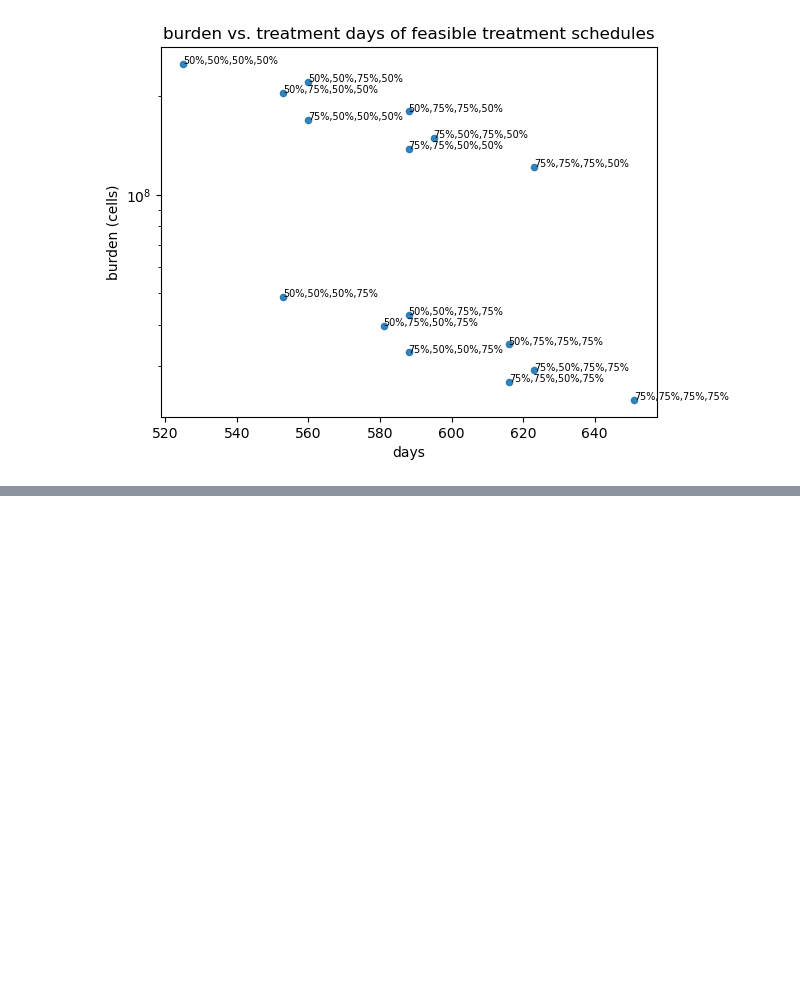
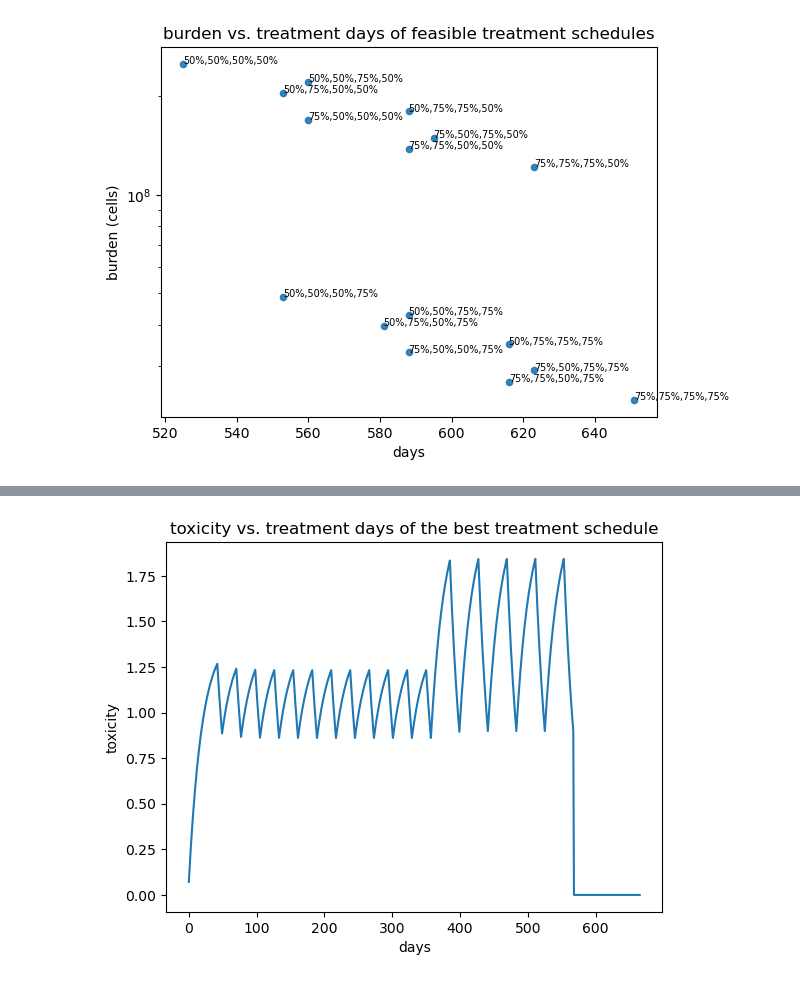
Before and after one commit to tony1747/patient-informed-decision-tool, a Jupyter notebook: main.ipynb, the cells around one changed output, grey strips where cells are left out. Drawn from its saved outputs; the diff is of its cells as text; code cells hidden in the pictures; blank space fills up the shorter version.

```diff
--- a/main.ipynb
+++ b/main.ipynb
@@ -114,0 +79,13 @@ ax.plot(sol .t, sol .y.T[:, 0], color="red", lw=1, alpha=0.5);
+# %%
+time_min = df_sp["total_time"].min()
+time_max = df_sp["total_time"].max()
+time_range = time_max - time_min
+df_sp["time_score"] = 1 - (df_sp["total_time"] - time_min) / time_range
+
+burden_min = np.log(df_sp["burden"].min())
+burden_max = np.log(df_sp["burden"].max())
+burden_range = burden_max - burden_min
+df_sp["burden_score"] = 1- (np.log(df_sp["burden"]) - burden_min) / burden_range
+
+df_sp["score"] = df_sp["time_score"] + df_sp["burden_score"]
+df_sp
@@ -114,0 +110,8 @@ ax.plot(sol .t, sol .y.T[:, 0], color="red", lw=1, alpha=0.5);
+# %%
+best_solution = sols[df_sp["score"].idxmax()]
+plt.plot(best_solution["toxicity_sol"]);
+plt.xlabel("days")
+plt.ylabel("toxicity")
+plt.title("toxicity vs. treatment days of the best treatment schedule");
+# %% [output]
+[figure, added]
```
Also changed, not shown: parts of 6 cells of this notebook, 2 other files.
